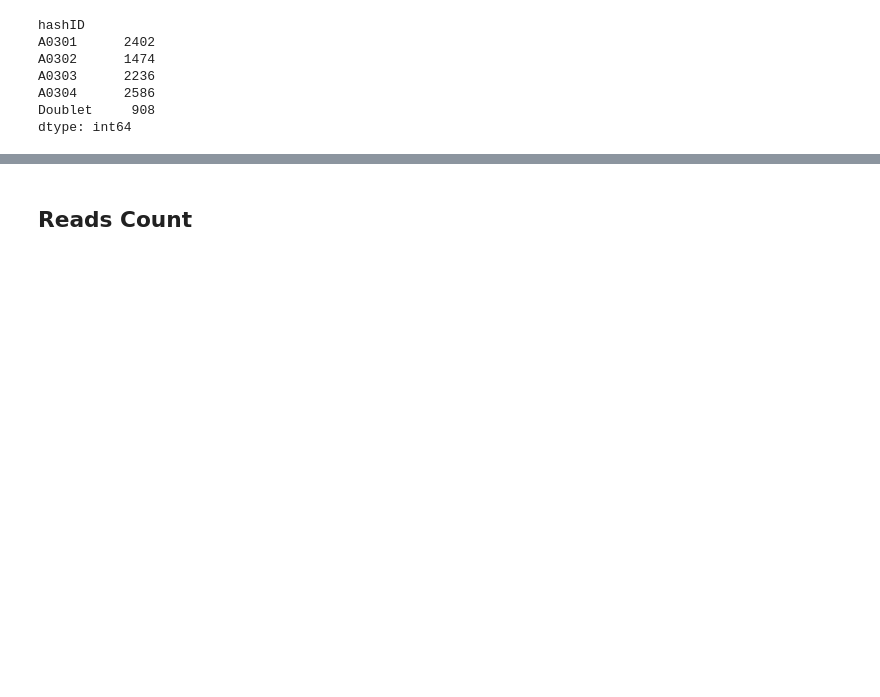
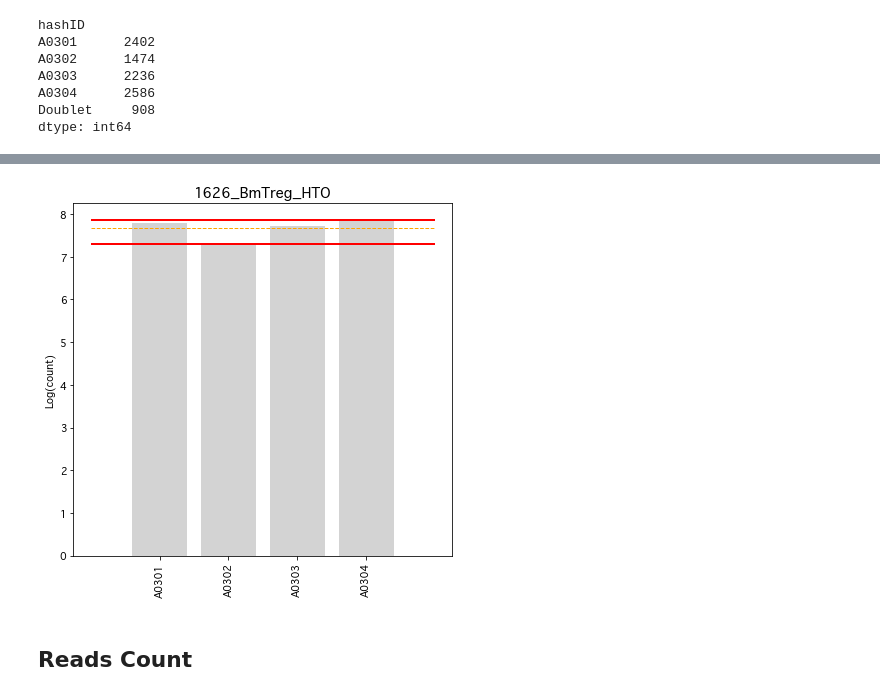
Before and after one commit to hisplan/sharp, a Jupyter notebook: manual-inspection/inspect.ipynb, the cells around one changed output, grey strips where cells are left out. Drawn from its saved outputs; the diff is of its cells as text; code cells hidden in the pictures; blank space fills up the shorter version.

```diff
--- a/manual-inspection/inspect.ipynb
+++ b/manual-inspection/inspect.ipynb
@@ -121,3 +174,23 @@ df_class.groupby(by="hashID").size().sum()
+# %%
+fig = plt.figure(figsize=(6,6), facecolor="white")
+ax = fig.add_subplot(111)
+
+ax.bar(df_dist.index, np.log(list(df_dist.values)), color="lightgray")
+
+ax.set_ylabel("Log(count)", fontweight="bold")
+ax.set_title(sample_name, fontsize=14, fontweight="heavy")
+ax.tick_params(axis="x", rotation=90)
+
+num_hashtags = len(df_dist.values)
+ax.hlines(y=np.log(max(df_dist.values)), xmin=-1, xmax=num_hashtags, colors='red', linestyles='-', lw=2)
+ax.hlines(y=np.log(min(df_dist.values)), xmin=-1, xmax=num_hashtags, colors='red', linestyles='-', lw=2)
+ax.hlines(y=np.log(np.mean(list(df_dist.values))), xmin=-1, xmax=num_hashtags, colors='orange', linestyles='--', lw=1)
+
+plt.tight_layout()
+
+plt.show()
+# %% [output]
+[figure, added]
 # %% [markdown]
 ## Reads Count
 # %%
```
Also changed, not shown: parts of 15 cells of this notebook.
